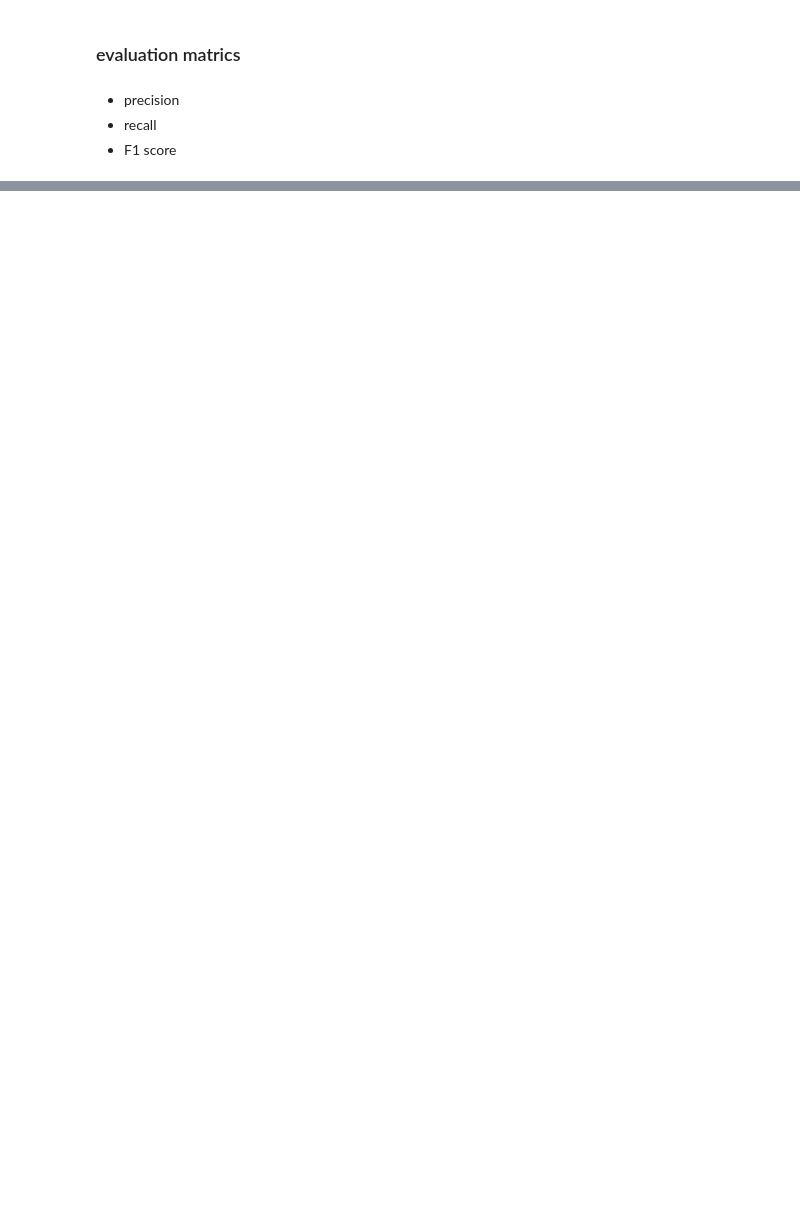
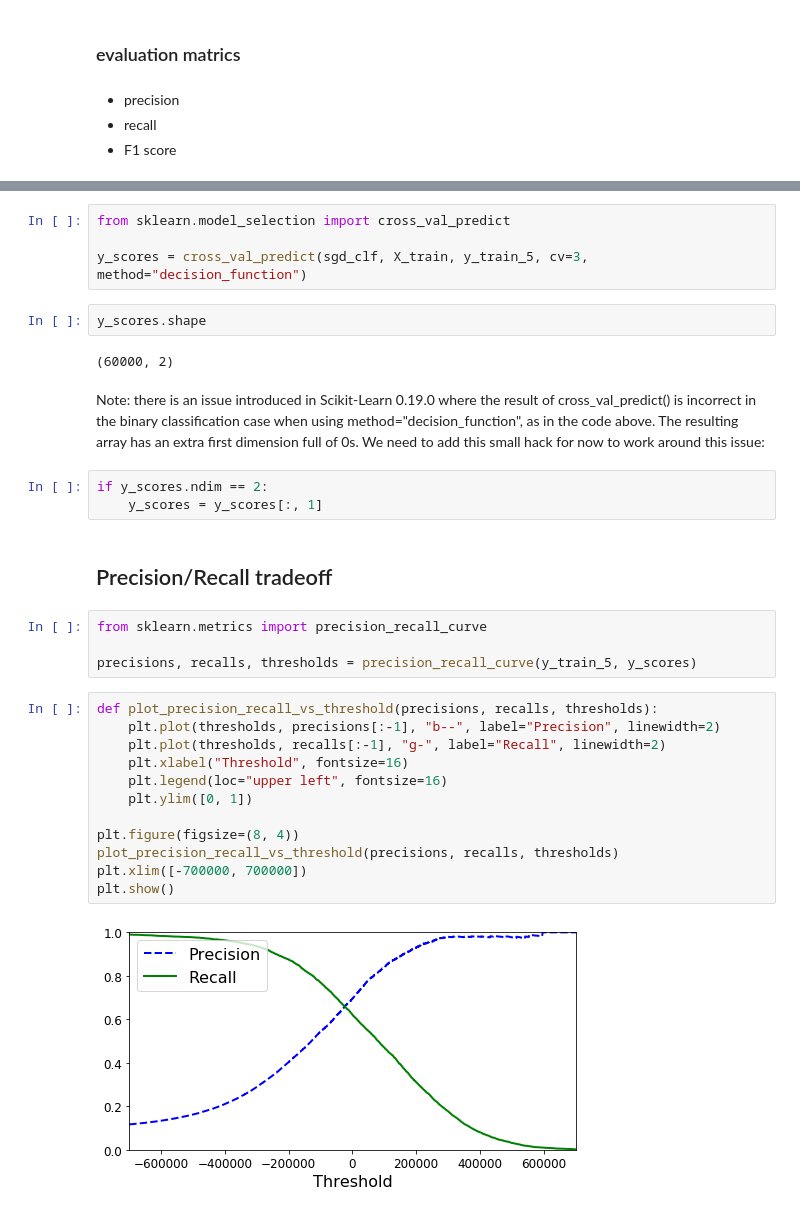
Before and after one commit to lvraikkonen/ml_onhands, a Jupyter notebook: 03_Classification_task.ipynb, the cells around one changed output, grey strips where cells are left out. Cells and saved outputs as stored; diff of their text form; blank space fills up the shorter version.

Commit message:
go through classification tasks using scikit-learn

```diff
--- a/03_Classification_task.ipynb
+++ b/03_Classification_task.ipynb
@@ -197,0 +210,33 @@ f1_score(y_train_5, y_train_pred)
+# %%
+from sklearn.model_selection import cross_val_predict
+
+y_scores = cross_val_predict(sgd_clf, X_train, y_train_5, cv=3, method="decision_function")
+# %%
+y_scores.shape
+# %% [output]
+(60000, 2)
+# %% [markdown]
+Note: there is an issue introduced in Scikit-Learn 0.19.0 where the result of cross_val_predict() is incorrect in the binary classification case when using method="decision_function", as in the code above. The resulting array has an extra first dimension full of 0s. We need to add this small hack for now to work around this issue:
+# %%
+if y_scores.ndim == 2:
+    y_scores = y_scores[:, 1]
+# %% [markdown]
+## Precision/Recall tradeoff
+# %%
+from sklearn.metrics import precision_recall_curve
+
+precisions, recalls, thresholds = precision_recall_curve(y_train_5, y_scores)
+# %%
+def plot_precision_recall_vs_threshold(precisions, recalls, thresholds):
+    plt.plot(thresholds, precisions[:-1], "b--", label="Precision", linewidth=2)
+    plt.plot(thresholds, recalls[:-1], "g-", label="Recall", linewidth=2)
+    plt.xlabel("Threshold", fontsize=16)
+    plt.legend(loc="upper left", fontsize=16)
+    plt.ylim([0, 1])
+
+plt.figure(figsize=(8, 4))
+plot_precision_recall_vs_threshold(precisions, recalls, thresholds)
+plt.xlim([-700000, 700000])
+plt.show()
+# %% [output]
+[figure, added]
```
Also changed, not shown: parts of 43 cells of this notebook.
